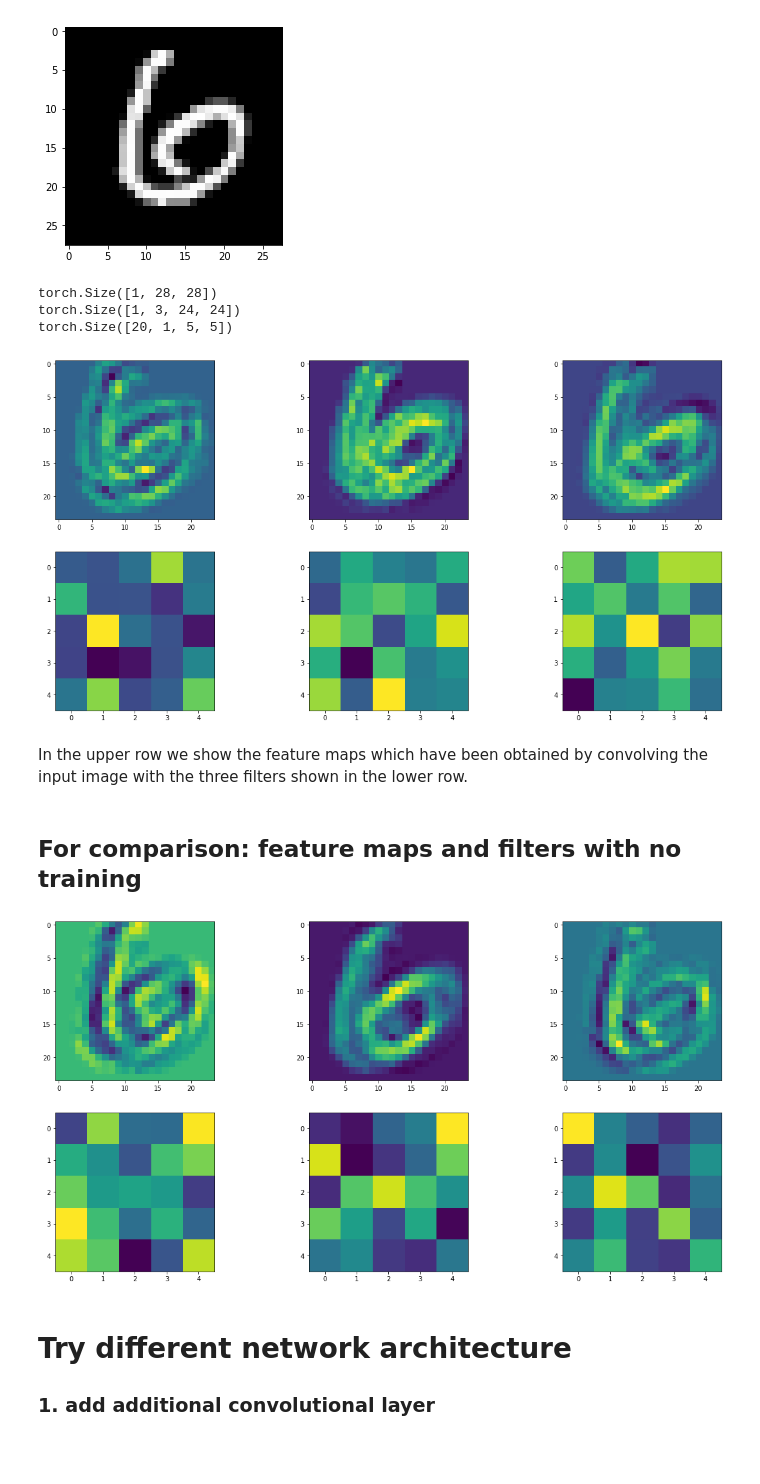
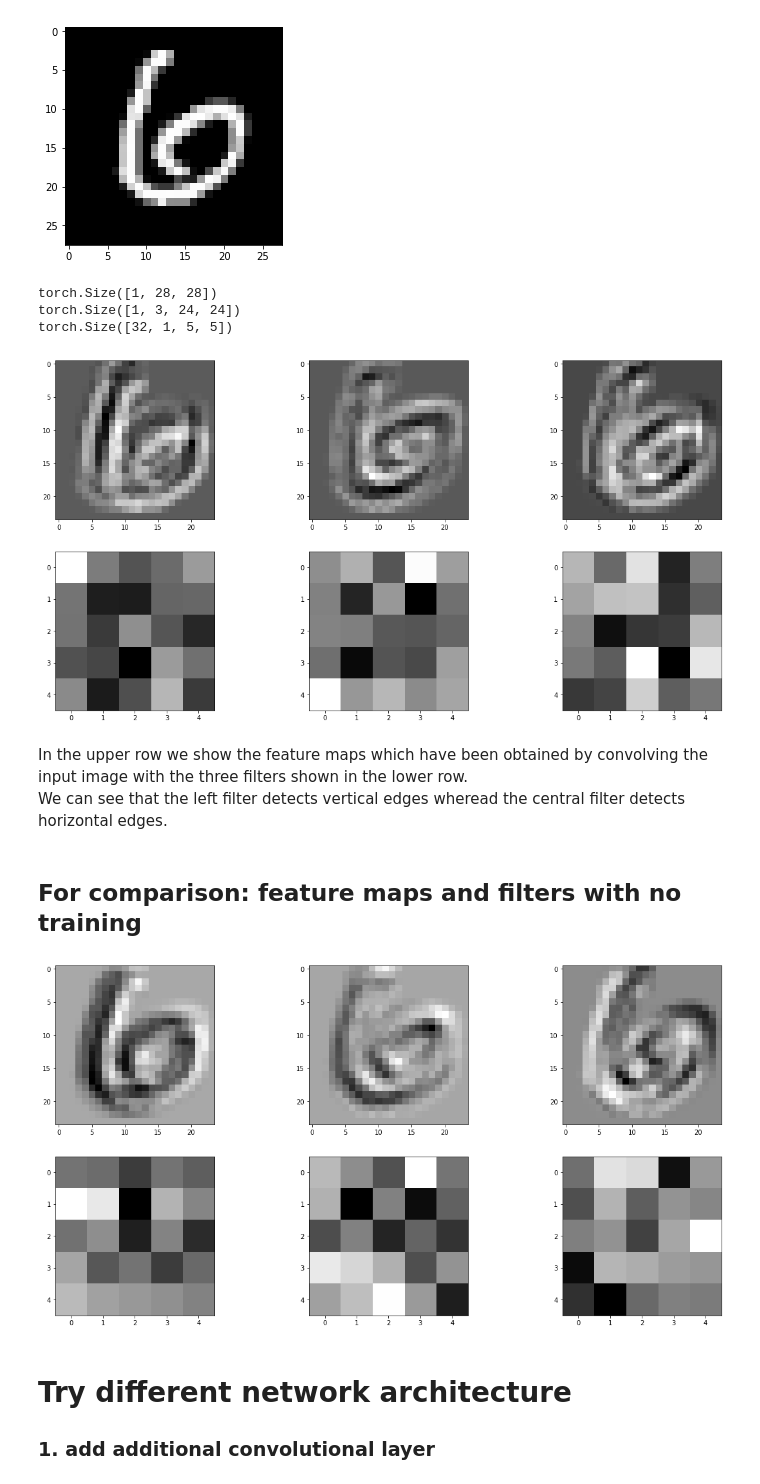
Before and after one commit to TemnosHD/machinenlernen, a Jupyter notebook: sheet3/cnn.ipynb, the cells around one changed output. Cells and saved outputs as stored; diff of their text form; code cells hidden in the pictures; blank space fills up the shorter version.

```diff
--- a/sheet3/cnn.ipynb
+++ b/sheet3/cnn.ipynb
@@ -306,10 +328,10 @@ k_x1, k_x2, k_x3 = 5, 5, 2
 k_y1, k_y2, k_y3 = 5, 5, 2
 
 # modify for more speed
-f1, f2, f3 = 20, 40, 80
-pic_in1, pic_in2, pic_in3 = 1, 20, 40
-k_x1, k_x2, k_x3 = 5, 5, 2
-k_y1, k_y2, k_y3 = 5, 5, 2
+#f1, f2, f3 = 20, 40, 80
+#pic_in1, pic_in2, pic_in3 = 1, 20, 40
+#k_x1, k_x2, k_x3 = 5, 5, 2
+#k_y1, k_y2, k_y3 = 5, 5, 2
 
 
 activation = 'prelu'
@@ -348,7 +370,7 @@ w_o = init_weights((250, 10))
 
 # in case pReLU is needed:
 if activation == 'prelu':
-    a = torch.tensor([-0.1], requires_grad = True)
+    a = torch.tensor([0.01], requires_grad = True)
 elif activation == 'relu':
     a = torch.tensor([0.], requires_grad = False)
 else:
@@ -477,7 +500,7 @@ plt.imshow(selected_image[0][0], cmap='gray')
 <matplotlib.image.AxesImage at 0x...>
 [figure]
 # %%
-filters_of_interest = torch.tensor([1,2,3])
+filters_of_interest = torch.tensor([4,5,0])
 print(selected_image[0].size())
 feature_maps = conv2d(selected_image[0].unsqueeze(0), w_conv1[filters_of_interest,:,:,:])
 print(feature_maps.size())
@@ -487,31 +510,32 @@ print(filters.size())
 # %% [output]
 torch.Size([1, 28, 28])
 torch.Size([1, 3, 24, 24])
-torch.Size([20, 1, 5, 5])
+torch.Size([32, 1, 5, 5])
 # %%
 fig1, ax1 = plt.subplots(2,3, figsize=(20,10))
 for i in range(3):
-    ax1[0,i].imshow(feature_maps[0,i,:,:])
-    ax1[1,i].imshow(filters[filters_of_interest[i]][0])
+    ax1[0,i].imshow(feature_maps[0,i,:,:], cmap='gray')
+    ax1[1,i].imshow(filters[filters_of_interest[i]][0], cmap='gray')
 # %% [output]
-[figure, old version]
+[figure, new version]
 # %% [markdown]
-In the upper row we show the feature maps which have been obtained by convolving the input image with the three filters shown in the lower row.
+In the upper row we show the feature maps which have been obtained by convolving the input image with the three filters shown in the lower row.<br>
+We can see that the left filter detects vertical edges wheread the central filter detects horizontal edges.
 # %% [markdown]
 ## For comparison: feature maps and filters with no training
 # %%
 w_conv1 = init_weights((f1, pic_in1, k_x1, k_y1))
 filters_of_interest = torch.tensor([1,2,3])
 feature_maps = conv2d(selected_image[0].unsqueeze(0), w_conv1[filters_of_interest,:,:,:])
 feature_maps = feature_maps.detach()  # detach from comp. graph
 filters = w_conv1.detach()
 
 fig1, ax1 = plt.subplots(2,3, figsize=(20,10))
 for i in range(3):
-    ax1[0,i].imshow(feature_maps[0,i,:,:])
-    ax1[1,i].imshow(filters[filters_of_interest[i]][0])
+    ax1[0,i].imshow(feature_maps[0,i,:,:], cmap='gray')
+    ax1[1,i].imshow(filters[filters_of_interest[i]][0], cmap='gray')
 # %% [output]
-[figure, old version]
+[figure, new version]
 # %% [markdown]
 # Try different network architecture
 
```
Also changed, not shown: parts of 28 cells of this notebook, 2 other files.
